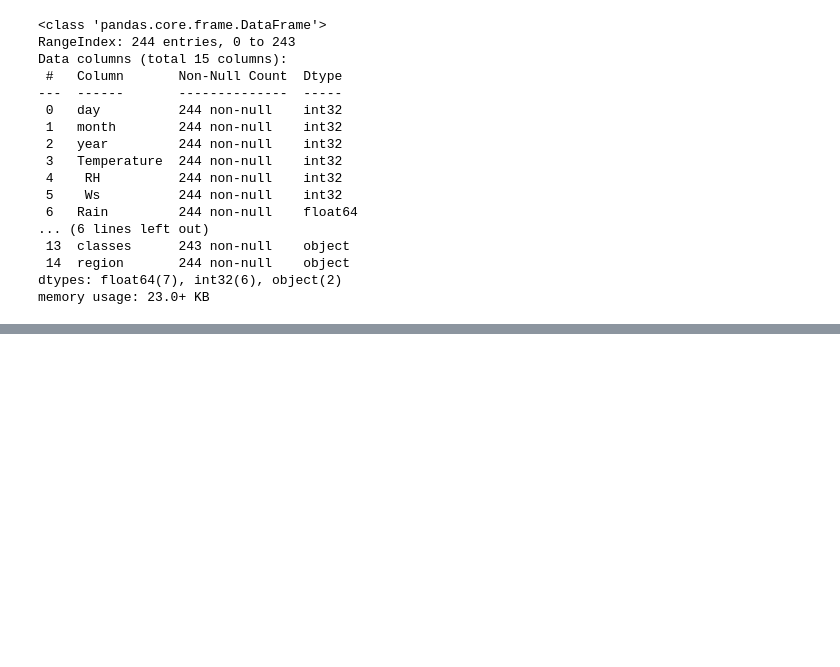
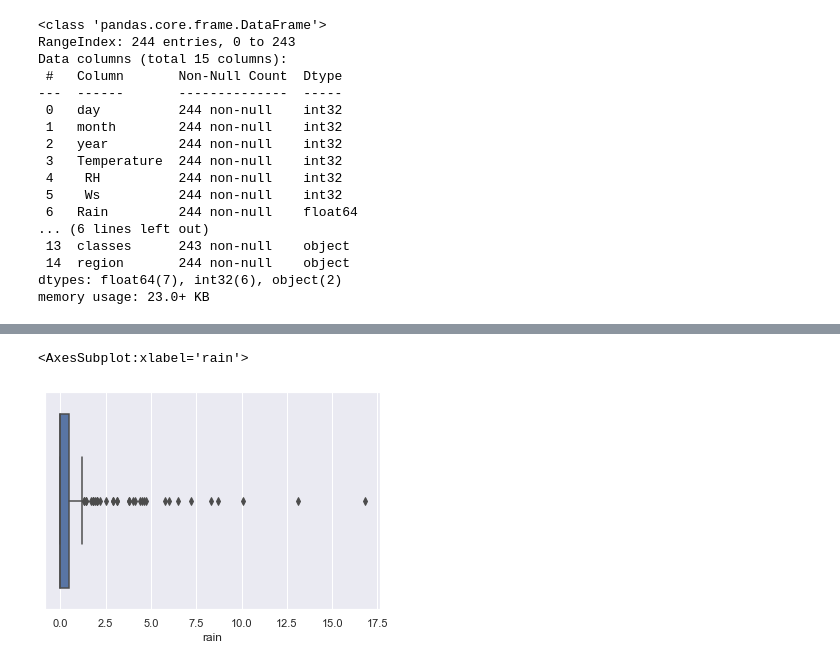
Before and after one commit to sreeman-11021996/iNeuron_Ass, a Jupyter notebook: 00. Assignments/home-work/05. End-to-End 29-05-2022/Algerian Forest Fires ML.ipynb, the cells around one changed output, grey strips where cells are left out. Drawn from its saved outputs; the diff is of its cells as text; code cells hidden in the pictures; blank space fills up the shorter version.

```diff
--- a/00. Assignments/home-work/05. End-to-End 29-05-2022/Algerian Forest Fires ML.ipynb
+++ b/00. Assignments/home-work/05. End-to-End 29-05-2022/Algerian Forest Fires ML.ipynb
@@ -430,0 +471,6 @@ num_feat
+# %%
+# rain
+sns.boxplot(df["rain"])
+# %% [output]
+<AxesSubplot:xlabel='rain'>
+[figure, added]
```
Also changed, not shown: parts of 15 cells of this notebook.
